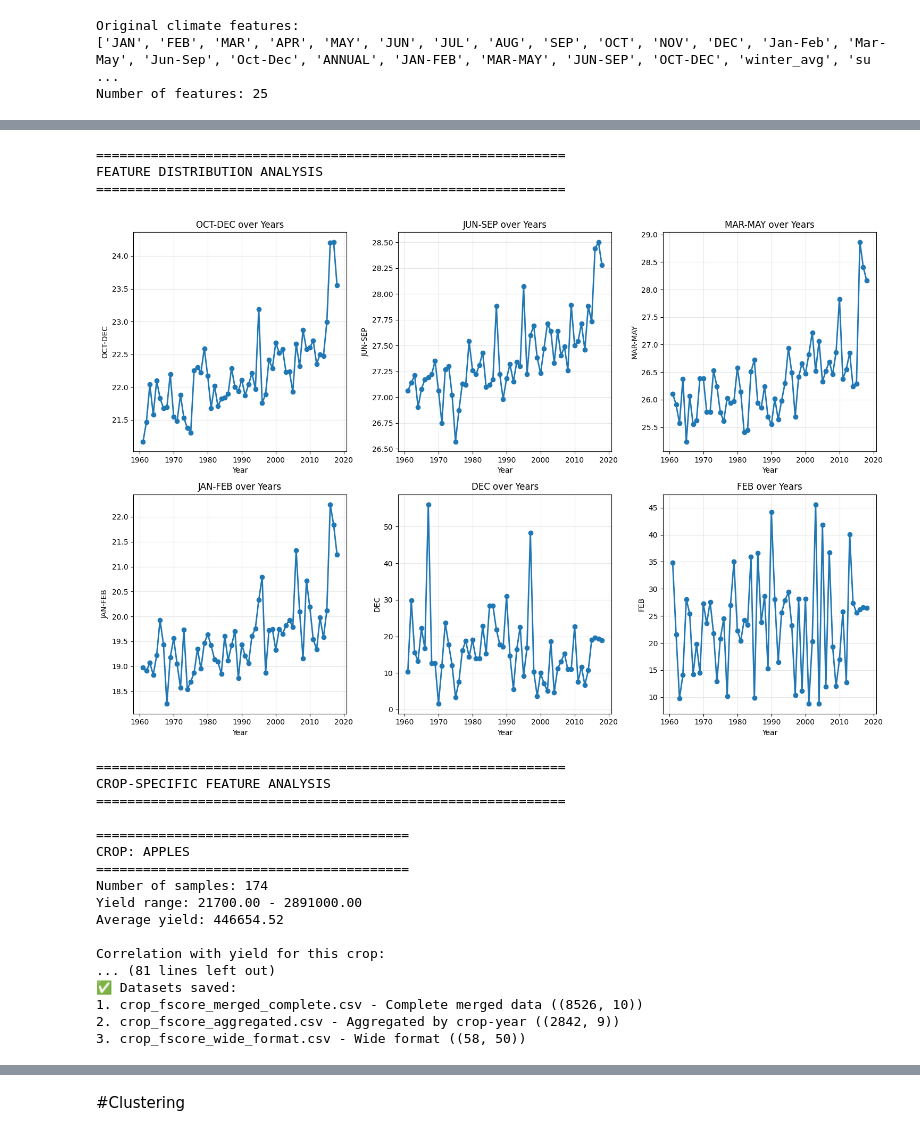
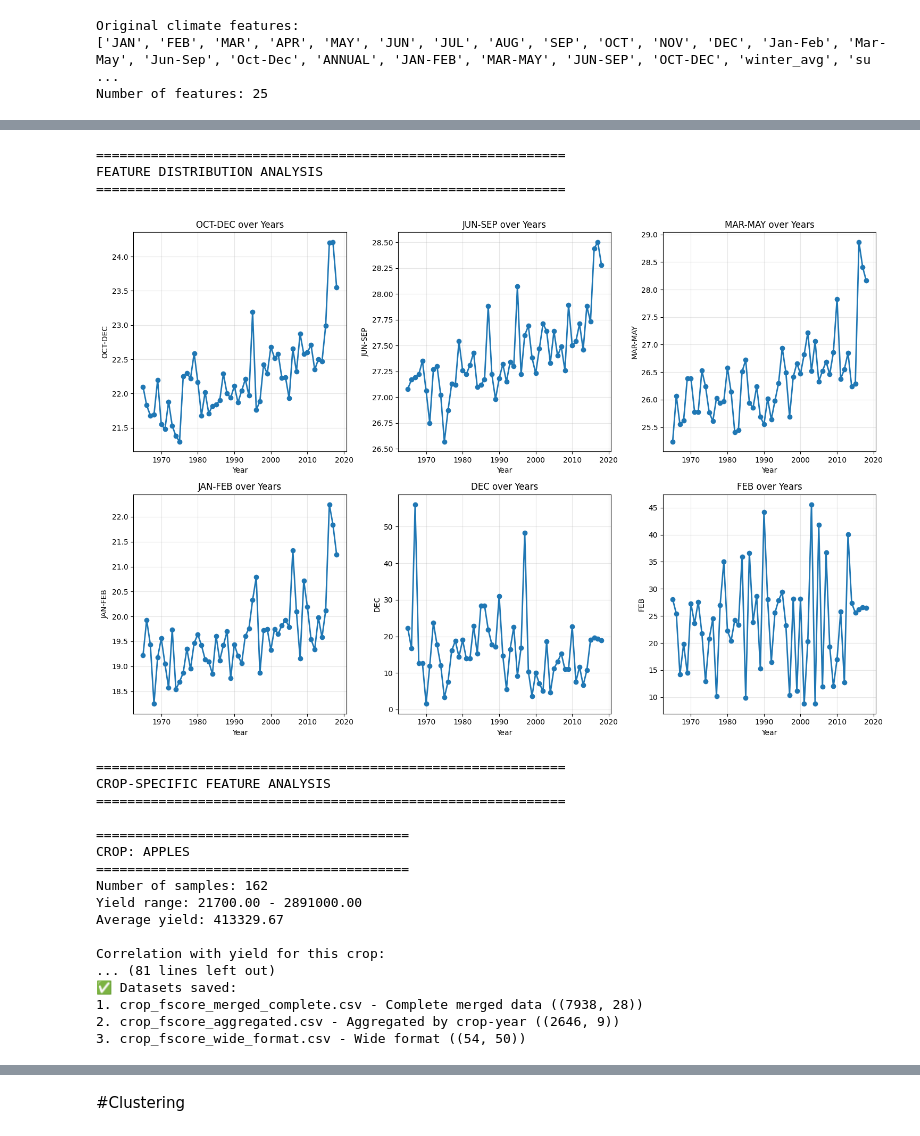
Before and after one commit to sandeepa-ukr/AI-Based-Crop-Predection, a Jupyter notebook: crop-yield.ipynb, the cells around one changed output, grey strips where cells are left out. Saved outputs shown, nothing was run; the diff lists cells and outputs as text; code cells hidden in the pictures.

```diff
--- a/crop-yield.ipynb
+++ b/crop-yield.ipynb
@@ -28,23 +28,23 @@ from sklearn.metrics import silhouette_score
 crop_files = [
     ("apples.csv", "apples"),
     ("apricots.csv", "apricots"),
-    ("areca nuts.csv", "areca nuts"),
+    ("areca_nuts.csv", "areca nuts"),
     ("bananas.csv", "bananas"),
     ("barley.csv", "barley"),
-    ("beans dry.csv", "beans dry"),
-    ("beans green.csv", "beans green"),
+    ("beans_dry.csv", "beans dry"),
+    ("beans_green.csv", "beans green"),
     ("cabbage.csv", "cabbage"),
     ("carrots.csv", "carrots"),
     ("cashewnuts.csv", "cashewnuts"),
     ("cauliflower.csv", "cauliflower"),
     ("cherries.csv", "cherries"),
-    ("chilli dry.csv", "chilli dry"),
-    ("chilli green.csv", "chilli green"),
+    ("chilli_dry.csv", "chilli dry"),
+    ("chilli_green.csv", "chilli green"),
     ("coconuts.csv", "coconuts"),
     ("coffee.csv", "coffee"),
     ("cucumber.csv", "cucumber"),
     ("eggplant.csv", "eggplant"),
-    ("fennel coriander.csv", "fennel coriander"),
+    ("fennel_coriander.csv", "fennel coriander"),
     ("garlic.csv", "garlic"),
     ("ginger.csv", "ginger"),
     ("grapes.csv", "grapes"),
@@ -570,7 +714,7 @@ if all_feature_importance:
              color='steelblue')
     plt.xlabel("Features", fontsize=14)
     plt.xlabel('Average F-Score')
-    plt.title('Top 10 Climate Features by Average F-Score (with Standard Deviation)')
+    plt.title('Top 10 Climate Features usinf F-test')
     # plt.gca().invert_yaxis()
     plt.tight_layout()
     plt.show()
@@ -1225,7 +1369,10 @@ fscore_selected_features = ['OCT-DEC', 'JUN-SEP', 'MAR-MAY', 'JAN-FEB', 'DEC', '
 print(f"F-score selected features: {fscore_selected_features}")
 
 # Load climate data with selected features
-climate_fscore = climate_df_clean[['Year'] + fscore_selected_features].copy()
+# climate_fscore = climate_df_clean[['Year'] + fscore_selected_features].copy()
+
+climate_fscore = climate_df_clean[['Year'] + final_selected_features].copy()
+
 
 print("\nClimate data with F-score selected features:")
 print(climate_fscore.head())
@@ -1233,7 +1380,7 @@ print(f"Shape: {climate_fscore.shape}")
 
 # Load crop data
 crop_data_clean = crop_df.copy()
-crop_data_clean = crop_data_clean[['Year', 'Item', 'Value', 'crop_type']].dropna()
+crop_data_clean = crop_data_clean[['Year', 'Item', 'Value', 'crop_type', 'Nitrogen (N) kg/ha', 'Phosphorus (P) kg/ha', 'Potassium (K) kg/ha' ]].dropna()
 crop_data_clean['Year'] = crop_data_clean['Year'].astype(int)
 
 print("\nCrop data:")
@@ -1478,7 +1625,7 @@ Name: Value, dtype: float64
 ============================================================
 FEATURE DISTRIBUTION ANALYSIS
 ============================================================
-[figure, old version]
+[figure, new version]
 ============================================================
 CROP-SPECIFIC FEATURE ANALYSIS
 ============================================================
@@ -1486,13 +1633,13 @@ CROP-SPECIFIC FEATURE ANALYSIS
 ========================================
 CROP: APPLES
 ========================================
-Number of samples: 174
+Number of samples: 162
 Yield range: 21700.00 - 2891000.00
-Average yield: 446654.52
+Average yield: 413329.67
 
 Correlation with yield for this crop:
 ... (81 lines left out)
 ✅ Datasets saved:
-1. crop_fscore_merged_complete.csv - Complete merged data ((8526, 10))
-2. crop_fscore_aggregated.csv - Aggregated by crop-year ((2842, 9))
-3. crop_fscore_wide_format.csv - Wide format ((58, 50))
+1. crop_fscore_merged_complete.csv - Complete merged data ((7938, 28))
+2. crop_fscore_aggregated.csv - Aggregated by crop-year ((2646, 9))
+3. crop_fscore_wide_format.csv - Wide format ((54, 50))
```
Also changed, not shown: parts of 30 cells of this notebook.
